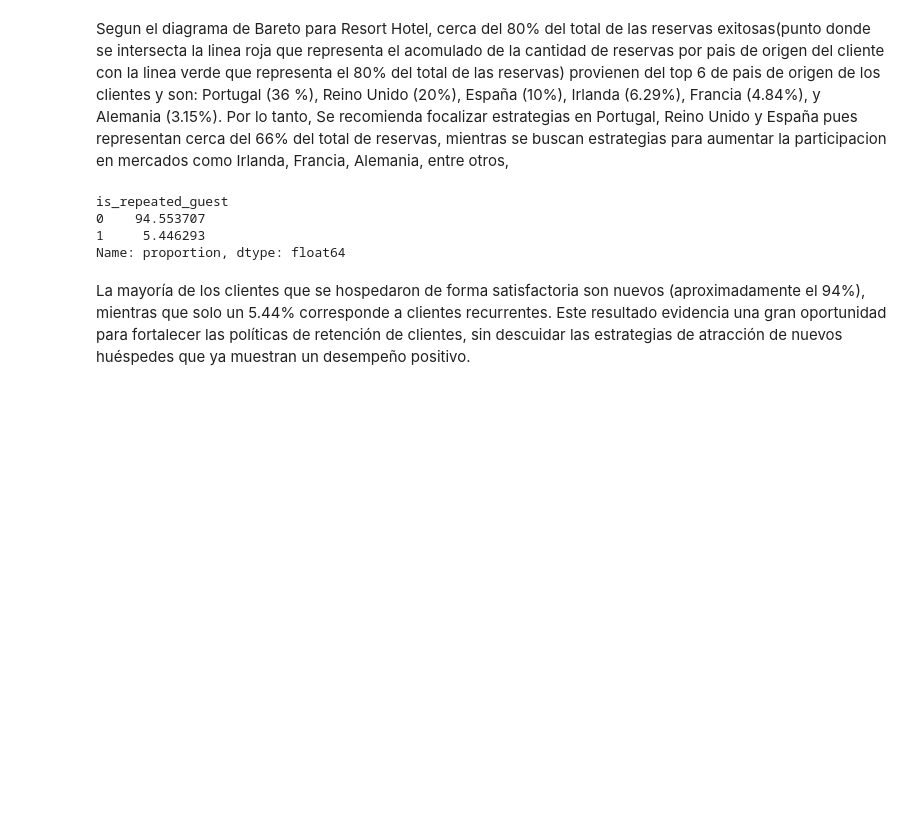
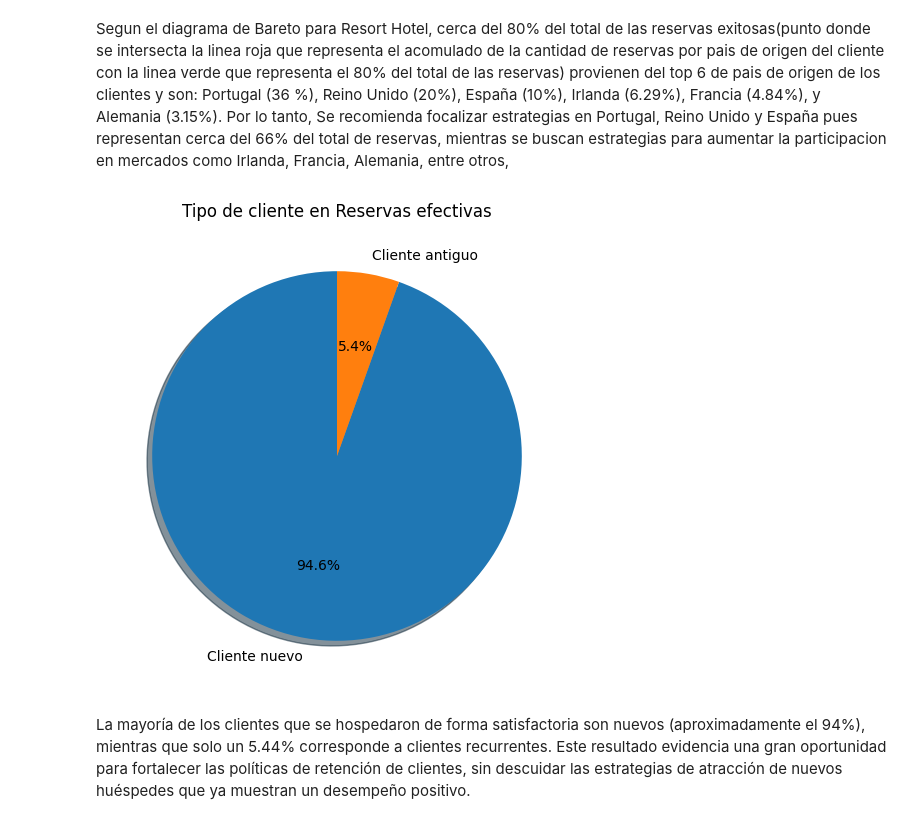
Before and after one commit to leodie1615/taller1, a Jupyter notebook: taller1_final.ipynb, the cells around one changed output. Drawn from its saved outputs; the diff is of its cells as text; code cells hidden in the pictures; blank space fills up the shorter version.

```diff
--- a/taller1_final.ipynb
+++ b/taller1_final.ipynb
@@ -442,11 +447,22 @@ plt.show()
 Segun el diagrama de Bareto para Resort Hotel, cerca del 80% del total de las reservas exitosas(punto donde se intersecta la linea roja que representa el acomulado de la cantidad de reservas por pais de origen del cliente con la linea verde que representa el 80% del total de las reservas)  provienen del top 6 de pais de origen de los clientes y son: Portugal (36 %), Reino Unido (20%), España (10%),  Irlanda (6.29%), Francia (4.84%), y Alemania (3.15%). Por lo tanto, Se recomienda focalizar estrategias en Portugal, Reino Unido y España pues representan cerca del 66% del total de reservas, mientras se buscan estrategias para aumentar la participacion en mercados como Irlanda, Francia, Alemania, entre otros,
 # %%
 checkout_df["is_repeated_guest"].value_counts(dropna=False, normalize=True)*100
+# Calcular proporciones
+counts = data.value_counts(normalize=True) * 100
+
+# Graficar
+counts.plot.pie(
+    autopct='%1.1f%%',
+    figsize=(6, 6),
+    startangle=90,
+    shadow=True
+)
+
+plt.ylabel("")  # Quita etiqueta eje Y
+plt.title("Tipo de cliente en Reservas efectivas")
+plt.show()
 # %% [output]
-is_repeated_guest
-0    94.553707
-1     5.446293
-Name: proportion, dtype: float64
+[figure, added]
 # %% [markdown]
 La mayoría de los clientes que se hospedaron de forma satisfactoria son nuevos (aproximadamente el 94%), mientras que solo un 5.44% corresponde a clientes recurrentes. Este resultado evidencia una gran oportunidad para fortalecer las políticas de retención de clientes, sin descuidar las estrategias de atracción de nuevos huéspedes que ya muestran un desempeño positivo.
 # %% [markdown]
```
Also changed, not shown: parts of 1 cell of this notebook.
